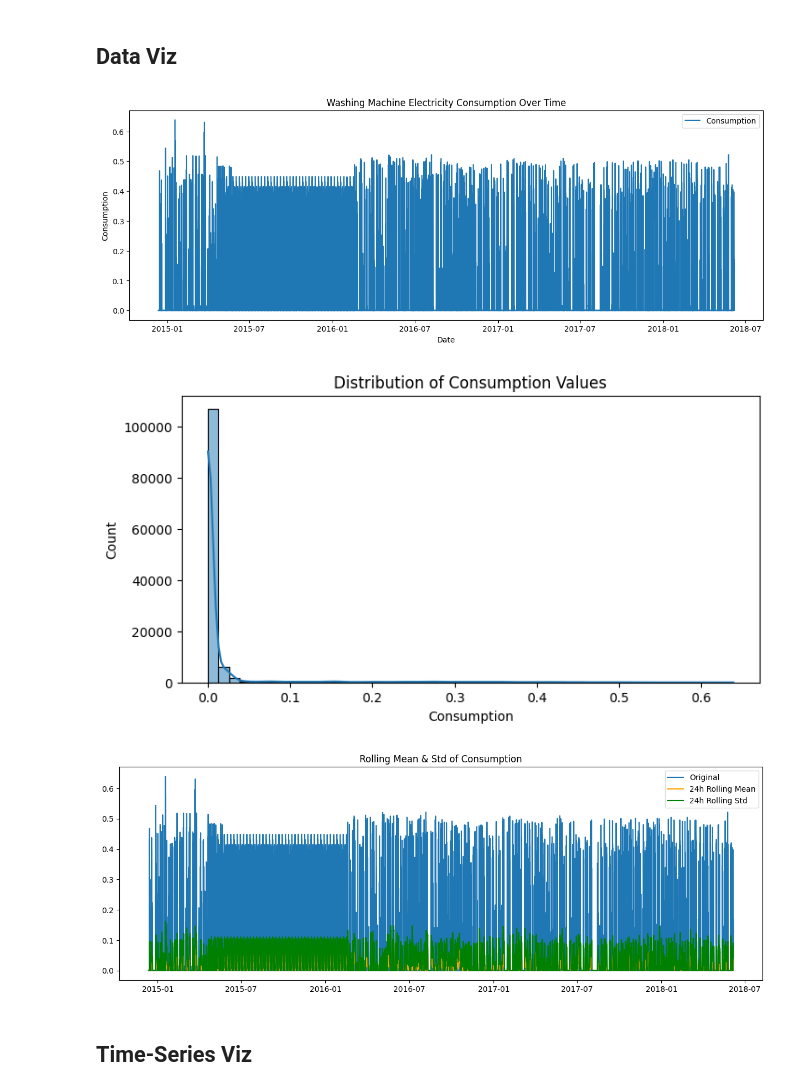
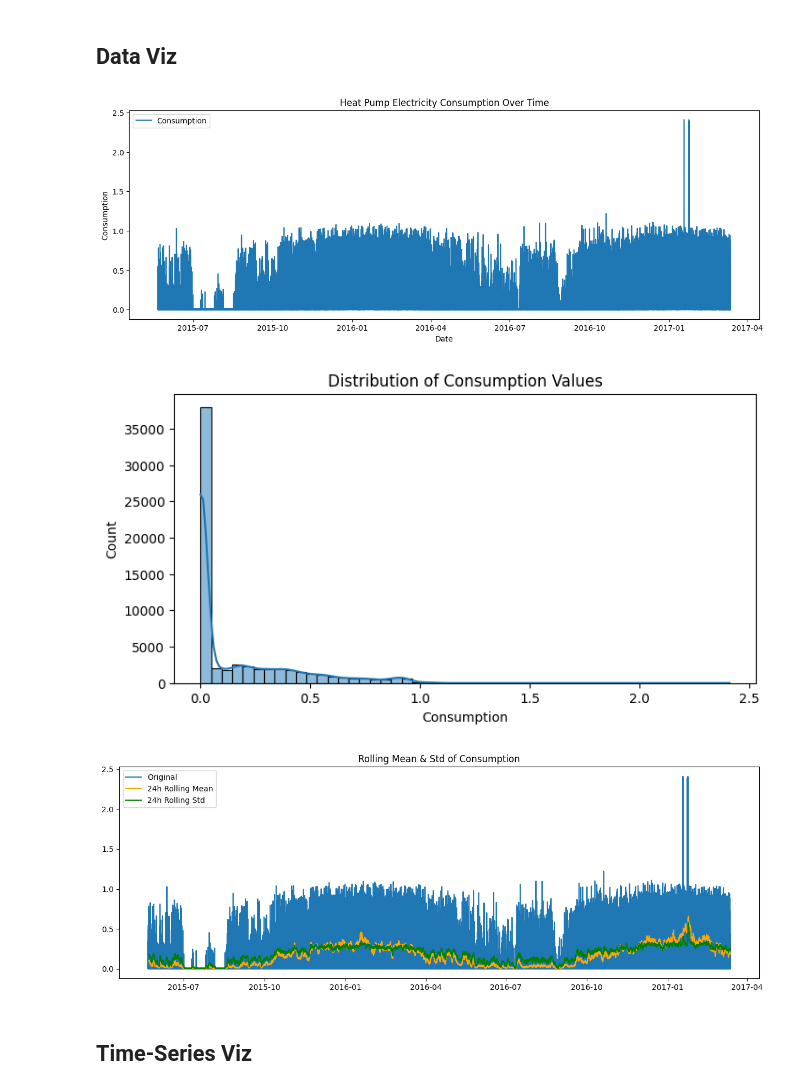
Before and after one commit to roushansr/Energy_Management, a Jupyter notebook: Code_Medium.ipynb, the cells around one changed output. Drawn from its saved outputs; the diff is of its cells as text; code cells hidden in the pictures.

```diff
--- a/Code_Medium.ipynb
+++ b/Code_Medium.ipynb
@@ -42,11 +62,11 @@ df.set_index('utc_timestamp', inplace=True)
 # %%
 # Filter only the required column
 
-target_col = 'DE_KN_residential3_washing_machine'
+target_col = 'DE_KN_residential1_heat_pump'
 df = df[[target_col]].copy()
 # %%
 # Rename target column
-df.rename(columns={target_col: 'r3_wm'}, inplace=True)
+df.rename(columns={target_col: 'r1_hp'}, inplace=True)
 # %%
 # Drop missing value
 df.dropna(inplace=True)
@@ -78,16 +98,16 @@ Name: utc_timestamp, dtype: timedelta64[ns]
 ### Convert cumulative data into actual per-interval usage
 # %%
 # Convert cumulative to actual usage
-df['r3_wm'] = df['r3_wm'].diff()
+df['r1_hp'] = df['r1_hp'].diff()
 
 # Drop the first row which becomes NaN after diff
 df.dropna(inplace=True)
 # %%
 # Optional sanity check for negative values
-print("Negative values count:", (df['r3_wm'] < 0).sum())
+print("Negative values count:", (df['r1_hp'] < 0).sum())
 
 
-df = df[df['r3_wm'] >= 0]  # or df['r3_wm'] = df['r3_wm'].clip(lower=0)
+df = df[df['r1_hp'] >= 0]  # or df['r1_hp'] = df['r1_hp'].clip(lower=0)
 # %% [output]
 Negative values count: 0
 # %% [markdown]
@@ -95,36 +115,36 @@ Negative values count: 0
 # %%
 #Plot the time series consumption
 plt.figure(figsize=(15,5))
-plt.plot(df.index, df['r3_wm'], label='Consumption')
-plt.title('Washing Machine Electricity Consumption Over Time')
+plt.plot(df.index, df['r1_hp'], label='Consumption')
+plt.title('Heat Pump Electricity Consumption Over Time')
 plt.xlabel('Date')
 plt.ylabel('Consumption')
 plt.legend()
 plt.show()
 # %% [output]
-[figure, old version]
+[figure, new version]
 # %%
 # Distribution plot of consumption
 plt.figure(figsize=(8,4))
-sns.histplot(df['r3_wm'], bins=50, kde=True)
+sns.histplot(df['r1_hp'], bins=50, kde=True)
 plt.title('Distribution of Consumption Values')
 plt.xlabel('Consumption')
 plt.show()
 # %% [output]
-[figure, old version]
+[figure, new version]
 # %%
 # Rolling mean and rolling std to check trend and seasonality
 
 rolling_window = 96  # 96 * 15min = 24 hours
 plt.figure(figsize=(15,5))
-plt.plot(df['r3_wm'], label='Original')
-plt.plot(df['r3_wm'].rolling(window=rolling_window).mean(), label='24h Rolling Mean', color='orange')
-plt.plot(df['r3_wm'].rolling(window=rolling_window).std(), label='24h Rolling Std', color='green')
+plt.plot(df['r1_hp'], label='Original')
+plt.plot(df['r1_hp'].rolling(window=rolling_window).mean(), label='24h Rolling Mean', color='orange')
+plt.plot(df['r1_hp'].rolling(window=rolling_window).std(), label='24h Rolling Std', color='green')
 plt.title('Rolling Mean & Std of Consumption')
 plt.legend()
 plt.show()
 # %% [output]
-[figure, old version]
+[figure, new version]
 # %% [markdown]
 ## Time-Series Viz
 # %%
```
Also changed, not shown: parts of 61 cells of this notebook.
